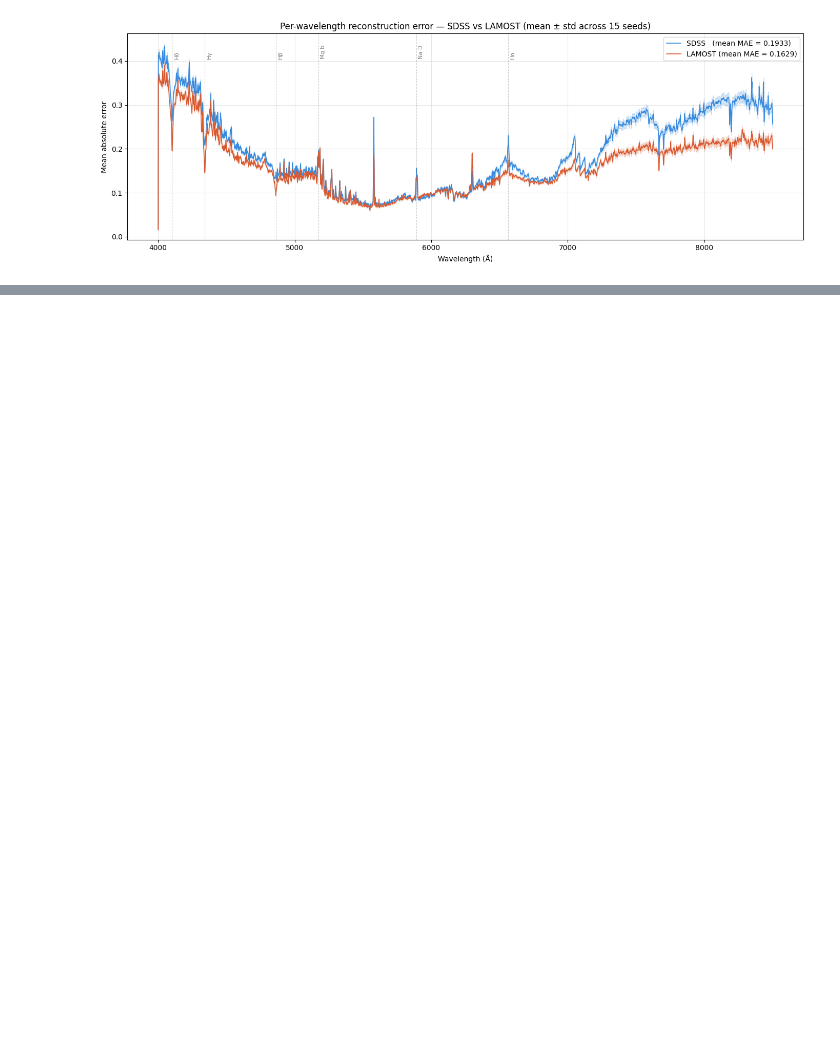
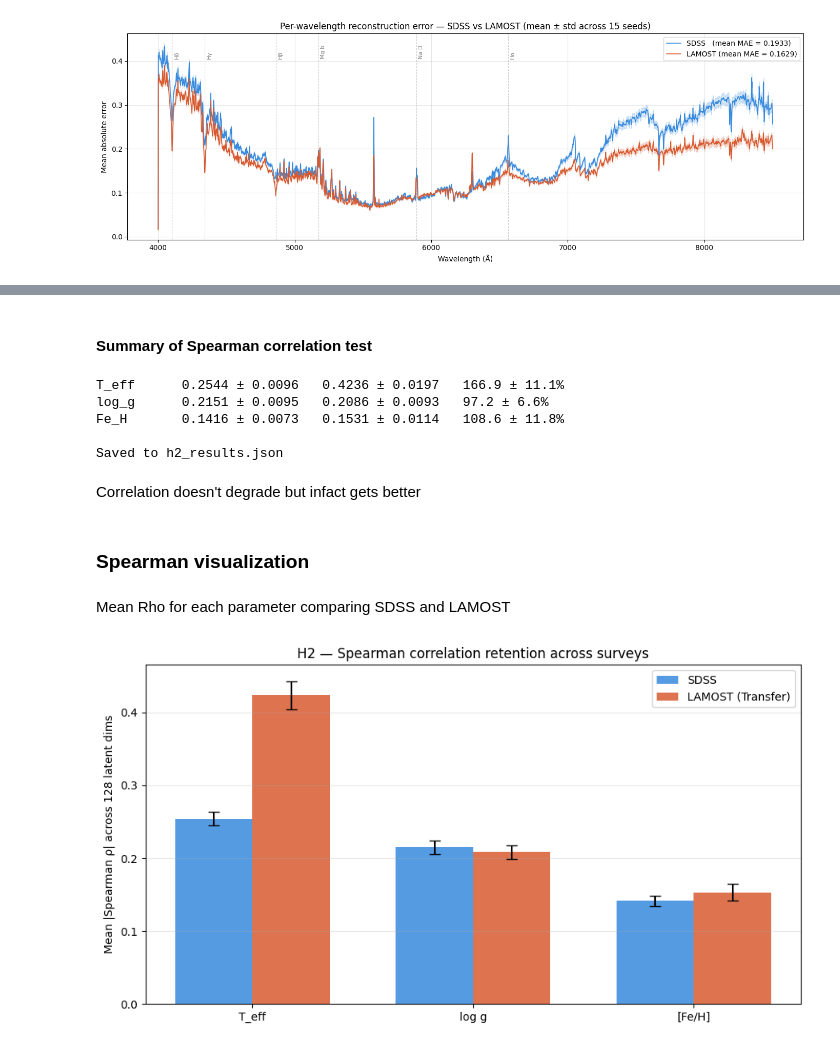
Before and after one commit to Alcatraz312/Survey-invariant-generalization, a Jupyter notebook: experiments/experiment_inspection_testing.ipynb, the cells around one changed output, grey strips where cells are left out. Cells and saved outputs as stored; diff of their text form; code cells hidden in the pictures; blank space fills up the shorter version.

```diff
--- a/experiments/experiment_inspection_testing.ipynb
+++ b/experiments/experiment_inspection_testing.ipynb
@@ -336,0 +403,76 @@ plt.show()
+# %% [markdown]
+#### Summary of Spearman correlation test
+# %%
+summary = {}
+
+for param in param_names:
+    sdss_mean = np.mean(results[param]["sdss_mean_rho"])
+    sdss_std = np.std(results[param]["sdss_mean_rho"])
+    lamost_mean = np.mean(results[param]["lamost_mean_rho"])
+    lamost_std  = np.std(results[param]["lamost_mean_rho"])
+    ret_mean    = np.mean(results[param]["retention_pct"])
+    ret_std     = np.std(results[param]["retention_pct"])
+
+    print(f"{param:<10} "
+          f"{sdss_mean:.4f} ± {sdss_std:.4f}   "
+          f"{lamost_mean:.4f} ± {lamost_std:.4f}   "
+          f"{ret_mean:.1f} ± {ret_std:.1f}%")
+
+    summary[param] = {
+        "sdss_mean_rho_mean"  : float(sdss_mean),
+        "sdss_mean_rho_std"   : float(sdss_std),
+        "lamost_mean_rho_mean": float(lamost_mean),
+        "lamost_mean_rho_std" : float(lamost_std),
+        "retention_mean_pct"  : float(ret_mean),
+        "retention_std_pct"   : float(ret_std)
+    }
+
+with open(os.path.join(experiments_dir, "h2_results.json"), "w") as f:
+    json.dump({"per_seed": results, "summary": summary}, f, indent=2)
+
+print("\nSaved to h2_results.json")
+# %% [output]
+T_eff      0.2544 ± 0.0096   0.4236 ± 0.0197   166.9 ± 11.1%
+log_g      0.2151 ± 0.0095   0.2086 ± 0.0093   97.2 ± 6.6%
+Fe_H       0.1416 ± 0.0073   0.1531 ± 0.0114   108.6 ± 11.8%
+
+Saved to h2_results.json
+# %% [markdown]
+Correlation doesn't degrade but infact gets better
+# %% [markdown]
+### Spearman visualization
+# %% [markdown]
+Mean Rho for each parameter comparing SDSS and LAMOST
+# %%
+import matplotlib.pyplot as plt
+import numpy as np
+
+params      = ["T_eff", "log g", "[Fe/H]"]
+sdss_rhos   = [0.2544, 0.2151, 0.1416]
+sdss_stds   = [0.0096, 0.0095, 0.0073]
+lamost_rhos = [0.4236, 0.2086, 0.1531]
+lamost_stds = [0.0197, 0.0093, 0.0114]
+
+x     = np.arange(len(params))
+width = 0.35
+
+fig, ax = plt.subplots(figsize=(9, 5))
+
+ax.bar(x - width/2, sdss_rhos, width,
+       yerr=sdss_stds, capsize=5,
+       label="SDSS", color="#378ADD", alpha=0.85)
+ax.bar(x + width/2, lamost_rhos, width,
+       yerr=lamost_stds, capsize=5,
+       label="LAMOST (Transfer)", color="#D85A30", alpha=0.85)
+
+ax.set_xticks(x)
+ax.set_xticklabels(params)
+ax.set_ylabel("Mean |Spearman ρ| across 128 latent dims")
+ax.set_title("H2 — Spearman correlation retention across surveys")
+ax.legend()
+ax.grid(alpha=0.3, axis="y")
+plt.tight_layout()
+plt.savefig("h2_retention_bar.png", dpi=150)
+plt.show()
+# %% [output]
+[figure, added]
```
Also changed, not shown: parts of 9 cells of this notebook, 6 other files.
